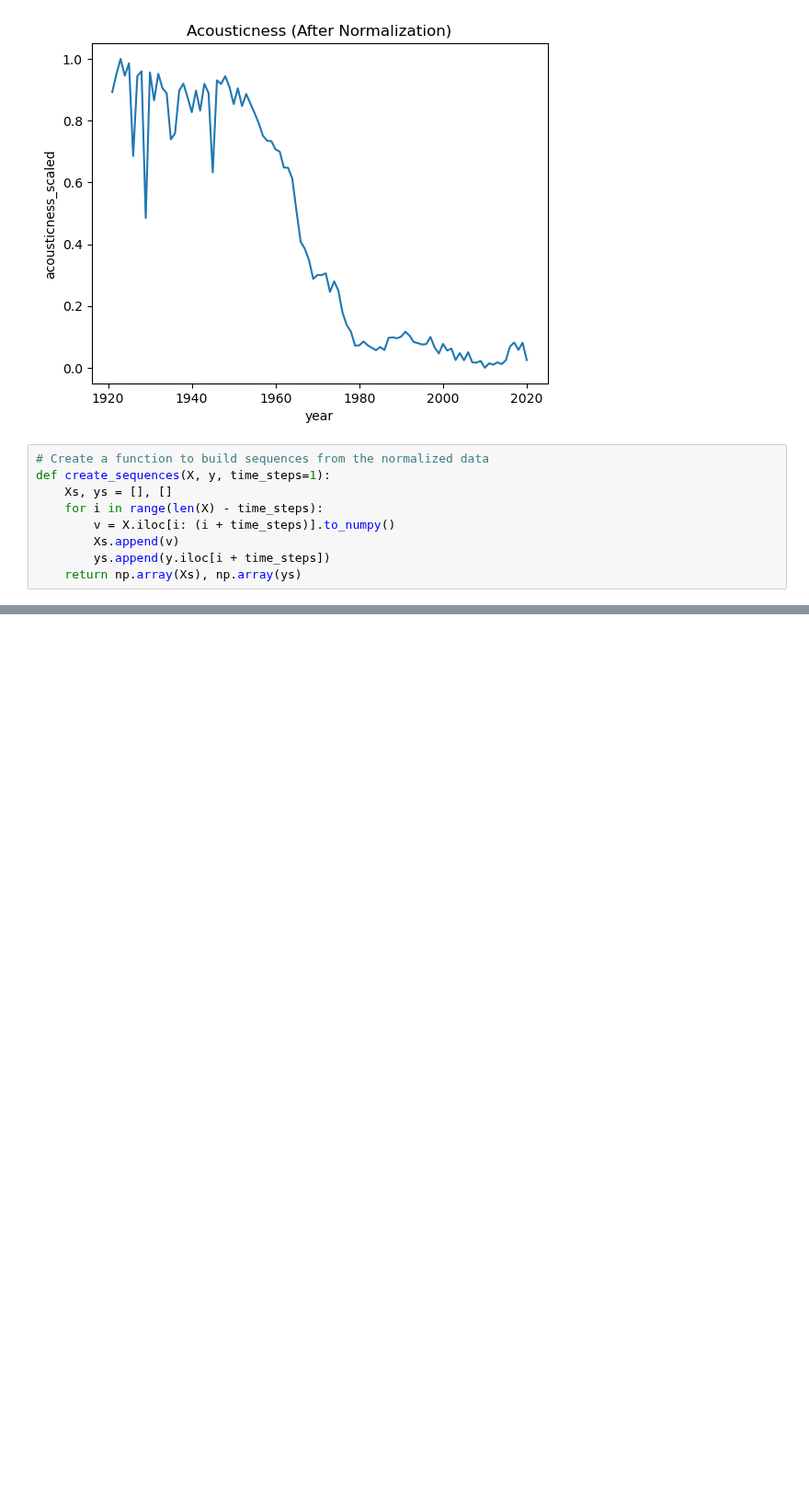
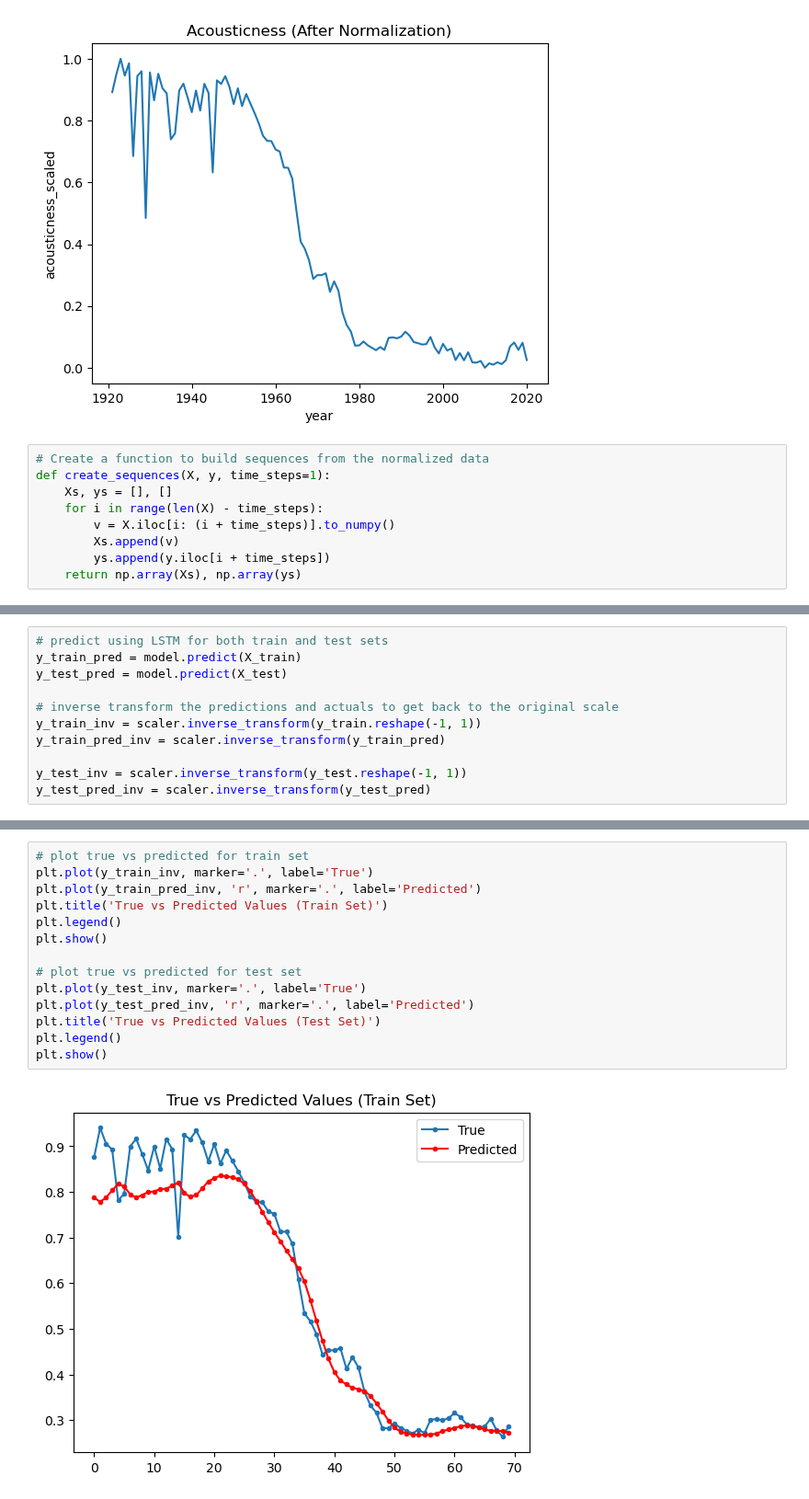
Before and after one commit to moraditya/spotify-time-series, a Jupyter notebook: models/spotify-LSTM.ipynb, the cells around one changed output, grey strips where cells are left out. Shown at 92% size. Saved outputs shown, nothing was run; the diff lists cells and outputs as text; blank space fills up the shorter version.

```diff
--- a/models/spotify-LSTM.ipynb
+++ b/models/spotify-LSTM.ipynb
@@ -253,0 +265,11 @@ Epoch 100/100
+# %%
+# predict using LSTM for both train and test sets
+y_train_pred = model.predict(X_train)
+y_test_pred = model.predict(X_test)
+
+# inverse transform the predictions and actuals to get back to the original scale
+y_train_inv = scaler.inverse_transform(y_train.reshape(-1, 1))
+y_train_pred_inv = scaler.inverse_transform(y_train_pred)
+
+y_test_inv = scaler.inverse_transform(y_test.reshape(-1, 1))
+y_test_pred_inv = scaler.inverse_transform(y_test_pred)
@@ -253,0 +279,16 @@ Epoch 100/100
+# %%
+# plot true vs predicted for train set
+plt.plot(y_train_inv, marker='.', label='True')
+plt.plot(y_train_pred_inv, 'r', marker='.', label='Predicted')
+plt.title('True vs Predicted Values (Train Set)')
+plt.legend()
+plt.show()
+
+# plot true vs predicted for test set
+plt.plot(y_test_inv, marker='.', label='True')
+plt.plot(y_test_pred_inv, 'r', marker='.', label='Predicted')
+plt.title('True vs Predicted Values (Test Set)')
+plt.legend()
+plt.show()
+# %% [output]
+[figure, added]
```
Also changed, not shown: parts of 5 cells of this notebook.
